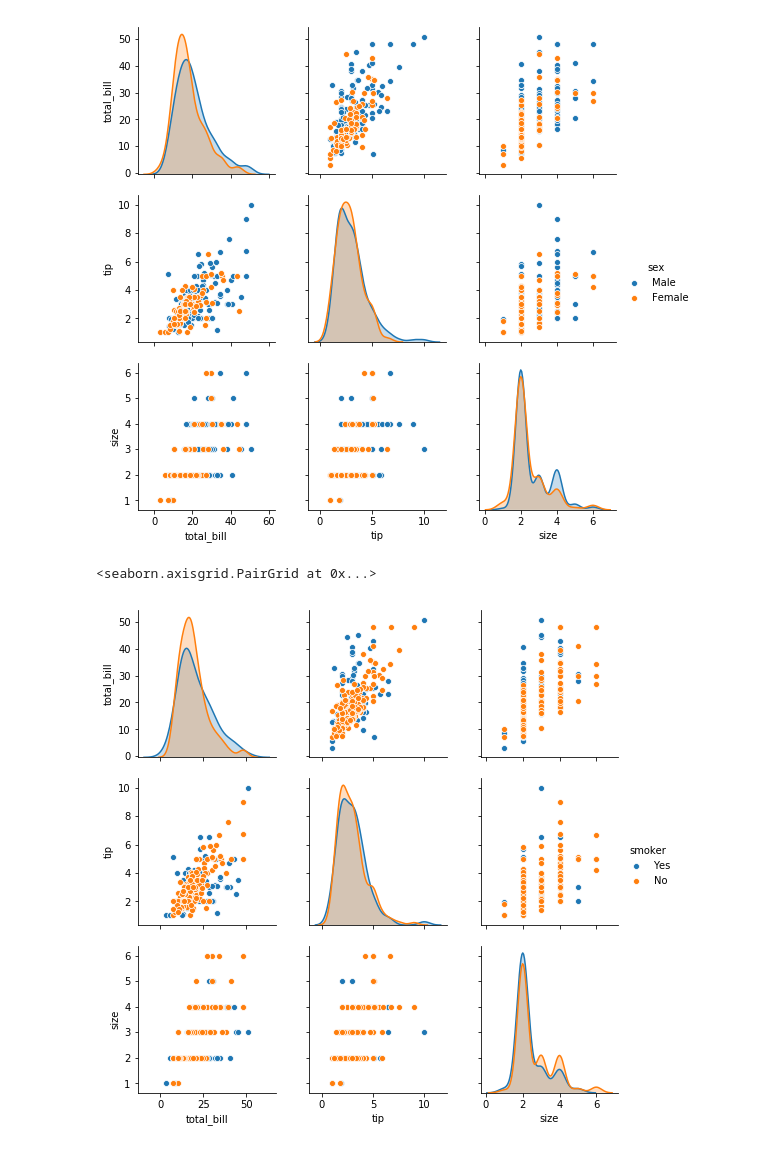
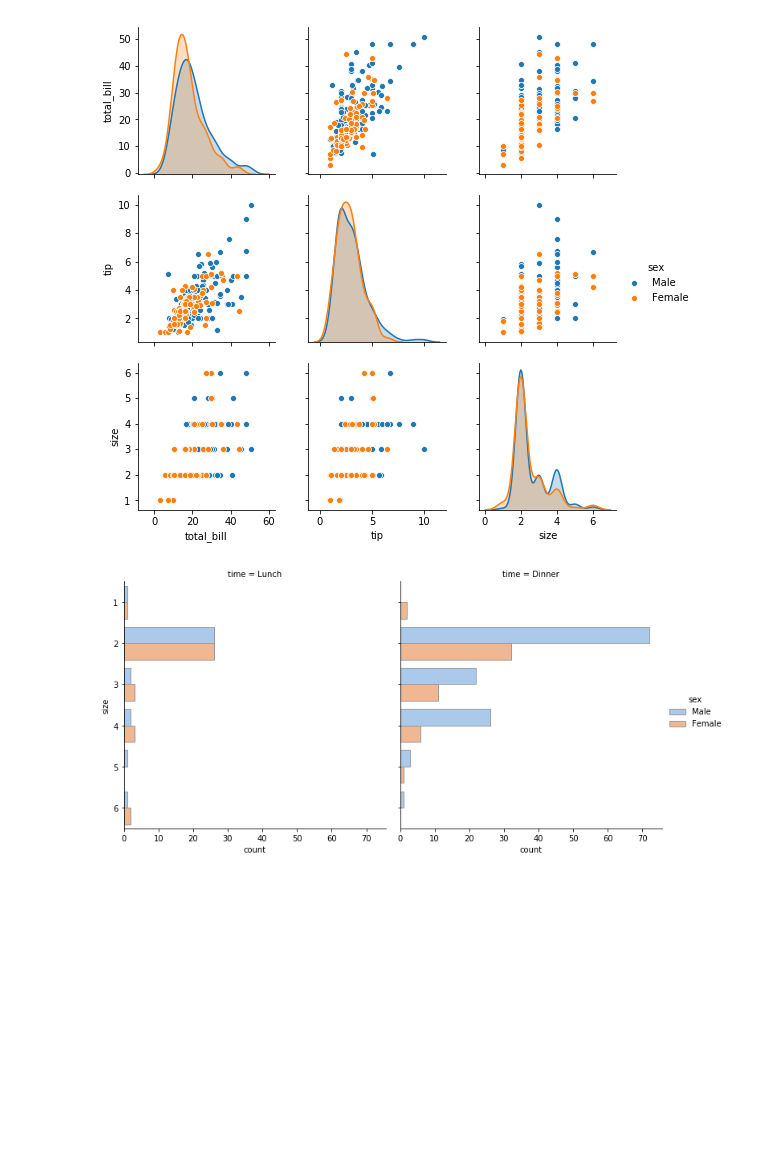
Before and after one commit to fionaoriordan/52446_19_tips, a Jupyter notebook: tips_notebook.ipynb, the cells around one changed output. Cells and saved outputs as stored; diff of their text form; code cells hidden in the pictures; blank space fills up the shorter version.

Commit message:
Updated exploratory section and started to look at party size

```diff
--- a/tips_notebook.ipynb
+++ b/tips_notebook.ipynb
@@ -105,8 +128,9 @@ sns.pairplot(df, hue = 'sex')
 # %% [output]
 <seaborn.axisgrid.PairGrid at 0x...>
 [figure]
-# %%
-sns.pairplot(df, hue = 'smoker')
-# %% [output]
-<seaborn.axisgrid.PairGrid at 0x...>
-[figure, removed]
+# %%
+sns.catplot(y="size", hue="sex", kind="count",
+            palette="pastel", edgecolor=".6", col = "time",
+            data=df);
+# %% [output]
+[figure, added]
```
Also changed, not shown: parts of 18 cells of this notebook.
